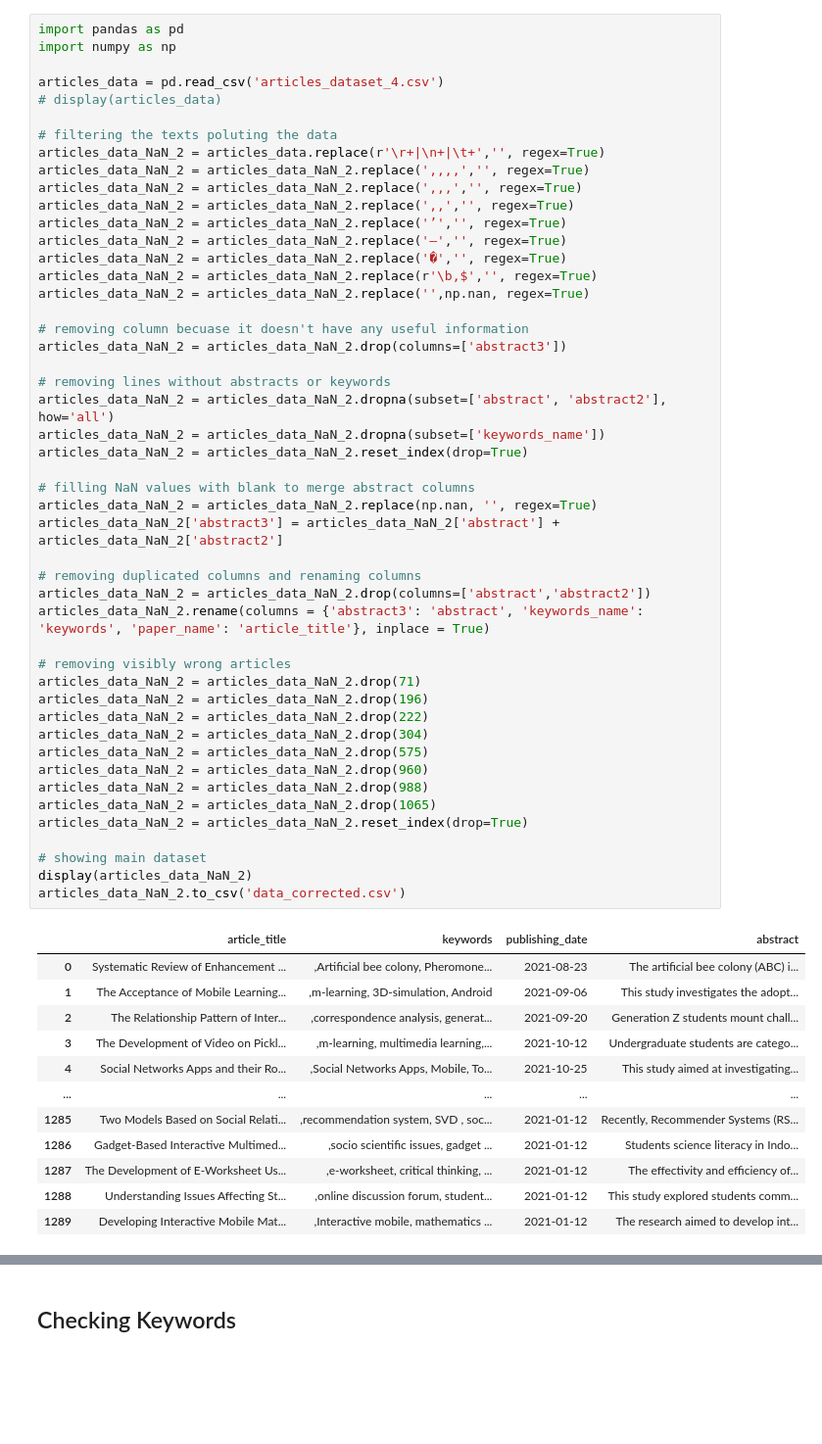
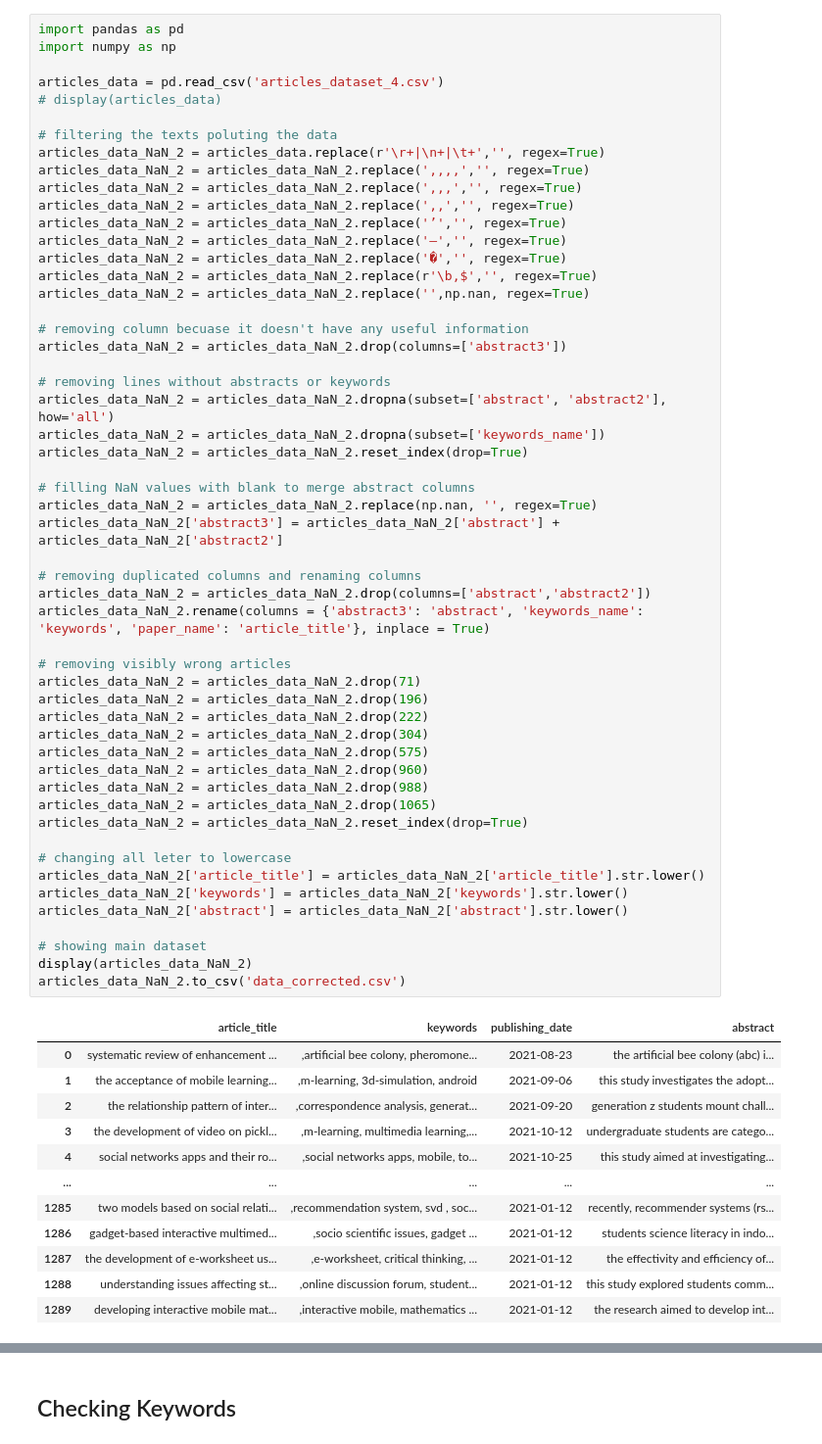
Before and after one commit to Gafiam/TCC, a Jupyter notebook: iJIM/dataset_modeling.ipynb, the cells around one changed output, grey strips where cells are left out. Shown: that part at 98% size. Drawn from its saved outputs; the diff is of its cells as text; blank space fills up the shorter version.

```diff
--- a/iJIM/dataset_modeling.ipynb
+++ b/iJIM/dataset_modeling.ipynb
@@ -21,44 +21,49 @@ articles_data_NaN_2 = articles_data_NaN_2.drop(columns=['abstract3'])
 
 # removing lines without abstracts or keywords
 articles_data_NaN_2 = articles_data_NaN_2.dropna(subset=['abstract', 'abstract2'], how='all')
 articles_data_NaN_2 = articles_data_NaN_2.dropna(subset=['keywords_name'])
 articles_data_NaN_2 = articles_data_NaN_2.reset_index(drop=True)
 
 # filling NaN values with blank to merge abstract columns
 articles_data_NaN_2 = articles_data_NaN_2.replace(np.nan, '', regex=True)
 articles_data_NaN_2['abstract3'] = articles_data_NaN_2['abstract'] + articles_data_NaN_2['abstract2']
 
 # removing duplicated columns and renaming columns
 articles_data_NaN_2 = articles_data_NaN_2.drop(columns=['abstract','abstract2'])
 articles_data_NaN_2.rename(columns = {'abstract3': 'abstract', 'keywords_name': 'keywords', 'paper_name': 'article_title'}, inplace = True)
 
 # removing visibly wrong articles
 articles_data_NaN_2 = articles_data_NaN_2.drop(71)
 articles_data_NaN_2 = articles_data_NaN_2.drop(196)
 articles_data_NaN_2 = articles_data_NaN_2.drop(222)
 articles_data_NaN_2 = articles_data_NaN_2.drop(304)
 articles_data_NaN_2 = articles_data_NaN_2.drop(575)
 articles_data_NaN_2 = articles_data_NaN_2.drop(960)
 articles_data_NaN_2 = articles_data_NaN_2.drop(988)
 articles_data_NaN_2 = articles_data_NaN_2.drop(1065)
 articles_data_NaN_2 = articles_data_NaN_2.reset_index(drop=True)
 
+# changing all leter to lowercase
+articles_data_NaN_2['article_title'] = articles_data_NaN_2['article_title'].str.lower()
+articles_data_NaN_2['keywords'] = articles_data_NaN_2['keywords'].str.lower()
+articles_data_NaN_2['abstract'] = articles_data_NaN_2['abstract'].str.lower()
+
 # showing main dataset
 display(articles_data_NaN_2)
 articles_data_NaN_2.to_csv('data_corrected.csv')
 # %% [output]
 |  | article_title | keywords | publishing_date | abstract |
-| 0 | Systematic Review of Enhancement ... | ,Artificial bee colony, Pheromone... | 2021-08-23 | The artificial bee colony (ABC) i... |
-| 1 | The Acceptance of Mobile Learning... | ,m-learning, 3D-simulation, Android | 2021-09-06 | This study investigates the adopt... |
-| 2 | The Relationship Pattern of Inter... | ,correspondence analysis, generat... | 2021-09-20 | Generation Z students mount chall... |
-| 3 | The Development of Video on Pickl... | ,m-learning, multimedia learning,... | 2021-10-12 | Undergraduate students are catego... |
-| 4 | Social Networks Apps and their Ro... | ,Social Networks Apps, Mobile, To... | 2021-10-25 | This study aimed at investigating... |
+| 0 | systematic review of enhancement ... | ,artificial bee colony, pheromone... | 2021-08-23 | the artificial bee colony (abc) i... |
+| 1 | the acceptance of mobile learning... | ,m-learning, 3d-simulation, android | 2021-09-06 | this study investigates the adopt... |
+| 2 | the relationship pattern of inter... | ,correspondence analysis, generat... | 2021-09-20 | generation z students mount chall... |
+| 3 | the development of video on pickl... | ,m-learning, multimedia learning,... | 2021-10-12 | undergraduate students are catego... |
+| 4 | social networks apps and their ro... | ,social networks apps, mobile, to... | 2021-10-25 | this study aimed at investigating... |
 | ... | ... | ... | ... | ... |
-| 1285 | Two Models Based on Social Relati... | ,recommendation system, SVD , soc... | 2021-01-12 | Recently, Recommender Systems (RS... |
-| 1286 | Gadget-Based Interactive Multimed... | ,socio scientific issues, gadget ... | 2021-01-12 | Students science literacy in Indo... |
-| 1287 | The Development of E-Worksheet Us... | ,e-worksheet, critical thinking, ... | 2021-01-12 | The effectivity and efficiency of... |
-| 1288 | Understanding Issues Affecting St... | ,online discussion forum, student... | 2021-01-12 | This study explored students comm... |
-| 1289 | Developing Interactive Mobile Mat... | ,Interactive mobile, mathematics ... | 2021-01-12 | The research aimed to develop int... |
+| 1285 | two models based on social relati... | ,recommendation system, svd , soc... | 2021-01-12 | recently, recommender systems (rs... |
+| 1286 | gadget-based interactive multimed... | ,socio scientific issues, gadget ... | 2021-01-12 | students science literacy in indo... |
+| 1287 | the development of e-worksheet us... | ,e-worksheet, critical thinking, ... | 2021-01-12 | the effectivity and efficiency of... |
+| 1288 | understanding issues affecting st... | ,online discussion forum, student... | 2021-01-12 | this study explored students comm... |
+| 1289 | developing interactive mobile mat... | ,interactive mobile, mathematics ... | 2021-01-12 | the research aimed to develop int... |
 1290 rows × 4 columns
 # %% [markdown]
 ## Checking Keywords
```
Also changed, not shown: parts of 6 cells of this notebook, 5 other files.
